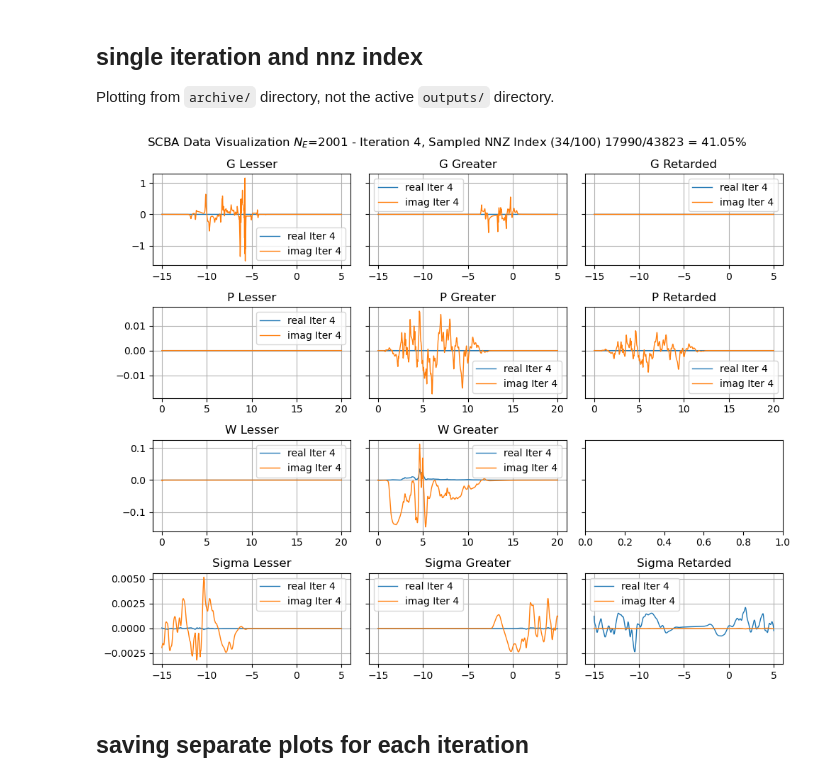
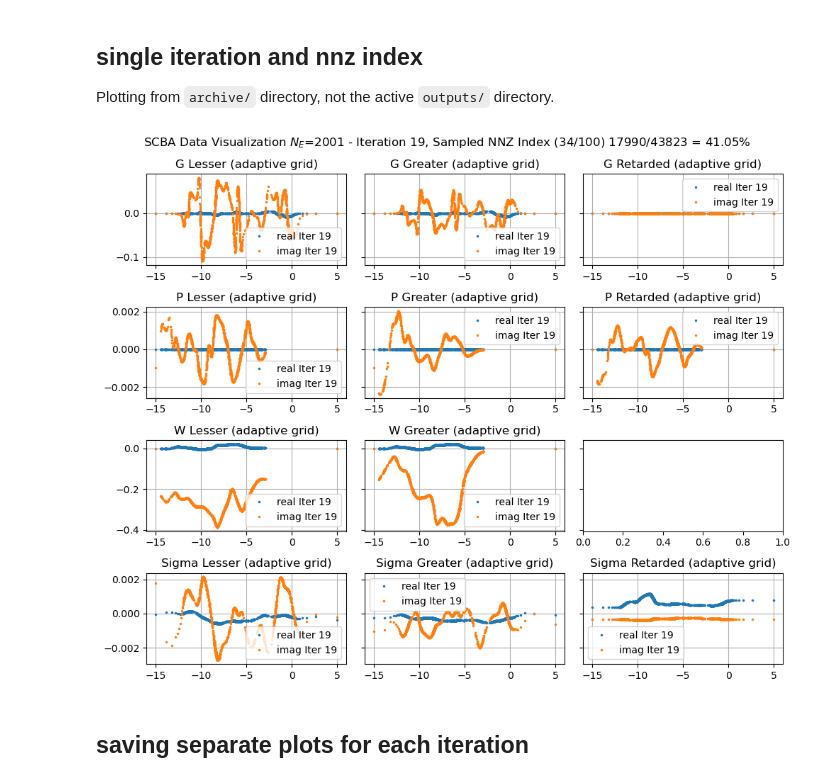
Before and after one commit to quatrex/quatrex, a Jupyter notebook: scripts/analysis/visualize_scba.ipynb, the cells around one changed output. Cells and saved outputs as stored; diff of their text form; code cells hidden in the pictures.

Commit message:
plot adaptive points

```diff
--- a/scripts/analysis/visualize_scba.ipynb
+++ b/scripts/analysis/visualize_scba.ipynb
@@ -21,37 +21,37 @@ from quatrex.core.config import parse_config
 from pathlib import Path
 
 # band-limited study
-# 20260226_152224_energy201_iter20_reduced
-# 20260226_155038_energy2001_iter5_reduced
-# 20260227_113823_energy20001_iter5_reduced
+# 20260319_160518_energy201_iter20_reduced
+# 20260319_154430_energy2001_iter20_reduced                     # reference, 20 iterations
+# 20260319_161440_energy20001_iter5_reduced
 
-# adaptive and non-adaptive comparison
-# 20260312_134438_energy2001_iter5_reduced                      # reference
-# 20260312_133859_adaptive_iter1_energy2001_iter5_reduced
-# 20260312_155421_adaptive_iter1_energy2001_iter5_reduced       # fixed energy range in polarization
-# 20260312_171322_adaptive_iter1_energy2001_iter5_reduced       # fix v2, fixed error energy_max=energy_window_num, lots of singularities in g
-# 20260313_092537_adaptive_iter1_r10_energy2001_iter5_reduced   # r=10 oversampling ratio (previous results r=1)
-# 20260313_093014_adaptive_iter1_r0d5_energy2001_iter5_reduced  # r=0.5
+# adaptive comparison
+# 20260318_142207_energy2001_iter3_adaptive_iter1_r1_reduced    # adaptive, starts at iter1, r1, energy2001, total iter3
+# 20260319_143954_energy2001_iter5_adaptive_iter2_r2_reduced    # adaptive, starts at iter2, r1, energy2001, total iter5
+# 20260319_152440_energy2001_iter5_adaptive_iter1_r1_reduced    # stable
+# 20260319_153128_energy2001_iter20_adaptive_iter1_r1_reduced   # run again to convergence
 
 simulation_dir = Path("./../../examples/w90/carbon-nanotube/gw")
 output_dir = simulation_dir / "outputs"
 output_file_prefix = output_dir / "visualize_scba"
-archive_dir = simulation_dir / "archive" / "20260312_134438_energy2001_iter5_reduced"
+archive_dir = simulation_dir / "archive" / "20260319_153128_energy2001_iter20_adaptive_iter1_r1_reduced"
 archive_file_prefix = archive_dir / "visualize_scba"
 
-# change these to switch between output and archive
+# change these to switch between 'output' and 'archive'
 data_files = 'archive'
 
 # === user parameters ===
-iteration_to_plot = 4
+iteration_to_plot = 19
 sample_idx_to_plot = 34
 
 # region: === load data ===
 if data_files == 'output':
     data_file_prefix = output_file_prefix
+    data_dir = output_dir
     config_dir = simulation_dir
 elif data_files == 'archive':
     data_file_prefix = archive_file_prefix
+    data_dir = archive_dir
     config_dir = archive_dir
 else:
     raise ValueError(f"Invalid data_files value: {data_files}. Must be 'output' or 'archive'.")
@@ -71,36 +71,38 @@ SCBADataObj = SCBAContainer(
 )
 
 SCBADataObj.load_sample_indices(data_file_prefix)
+SCBADataObj.load_adaptive_grids(data_dir)
 
 for i in range(config.scba.max_iterations):
     SCBADataObj.load_g_data(data_file_prefix, iteration=i)
     SCBADataObj.load_p_data(data_file_prefix, iteration=i)
     SCBADataObj.load_w_data(data_file_prefix, iteration=i)
     SCBADataObj.load_sigma_data(data_file_prefix, iteration=i)
 
 assert (
     sample_idx_to_plot <= num_samples
 ), f"sample_idx_to_plot={sample_idx_to_plot} exceeds num_samples={num_samples}"
 nnz_index_to_plot = SCBADataObj.sample_indices[sample_idx_to_plot]
 # endregion
 
 # region: === plotting ===
 fig, axs = plt.subplots(4, 3, figsize=(10, 8), sharey='row')
 
 SCBADataObj.plot_iteration(
     axs,
     iteration_to_plot,
     sample_idx_to_plot,
+    adaptive_start_iteration=config.scba.adaptive_start_iteration
 )
 
 fig.suptitle(
     f"SCBA Data Visualization $N_E$={config.electron.energy_window_num} - Iteration {iteration_to_plot}, Sampled NNZ Index ({sample_idx_to_plot}/{num_samples}) {nnz_index_to_plot}/{max_idx} = {nnz_index_to_plot/max_idx:.2%}"
 )
 plt.tight_layout()
 plt.show()
 # endregion
 # %% [output]
-[figure, old version]
+[figure, new version]
 # %% [markdown]
 ## saving separate plots for each iteration
 # %%
```
Also changed, not shown: parts of 5 cells of this notebook.
